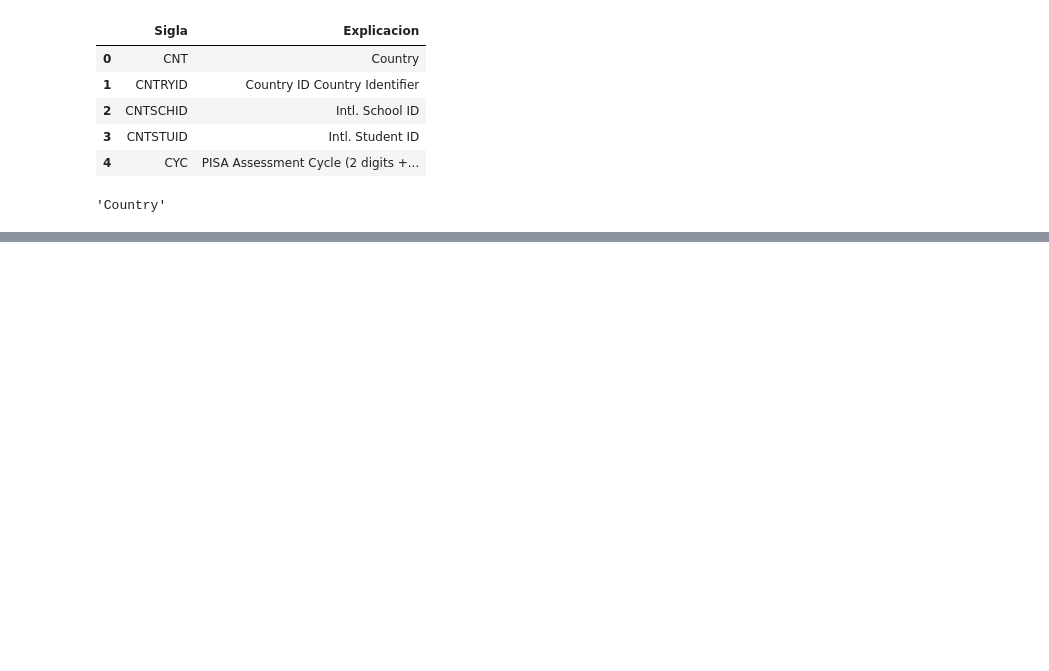
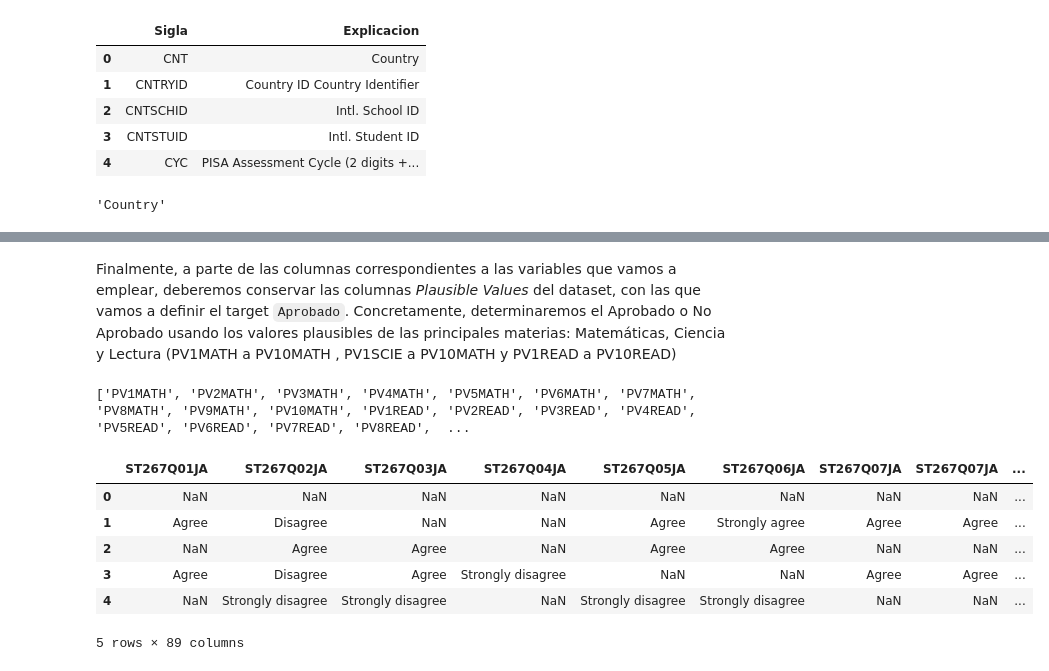
Before and after one commit to sara-fuentes/tfm_pisa_educacion, a Jupyter notebook: preprocesado_datos.ipynb, the cells around one changed output, grey strips where cells are left out. Saved outputs shown, nothing was run; the diff lists cells and outputs as text; code cells hidden in the pictures; blank space fills up the shorter version.

Commit message:
cleaned dataset, left selected columns

```diff
--- a/preprocesado_datos.ipynb
+++ b/preprocesado_datos.ipynb
@@ -122,0 +94,11 @@ obtener_significado('CNT', compendio)
+# %%
+# lista de variables seleccionadas:
+
+peguntas_seleccionadas = ['ST267Q01JA', 'ST267Q02JA', 'ST267Q03JA', 'ST267Q04JA', 'ST267Q05JA', 'ST267Q06JA', 'ST267Q07JA', 'ST267Q07JA', 'ST034Q03TA', 'ST270Q01JA',
+             'ST270Q02JA', 'ST270Q03JA', 'ST270Q04JA', 'ST297Q01JA', 'ST300Q01JA', 'ST300Q02JA', 'ST300Q03JA', 'ST300Q04JA', 'ST300Q05JA', 'ST300Q06JA',
+             'ST300Q07JA', 'ST300Q08JA', 'ST300Q09JA', 'ST300Q10JA', 'ST348Q04JA', 'ST348Q08JA', 'ST353Q01JA', 'ST353Q02JA', 'ST353Q05JA', 'ST353Q06JA',
+             'ST353Q07JA', 'ST353Q08JA', 'PA003Q01TA', 'PA003Q18WA', 'PA003Q05IA', 'PA003Q20WA', 'PA003Q12JA', 'PA008Q01TA', 'PA008Q02TA', 'PA008Q03TA',
+             'PA008Q04TA', 'PA008Q05TA', 'PA008Q06NA', 'PA008Q07NA', 'PA008Q08NA', 'PA008Q09NA', 'PA008Q10NA', 'PA185Q01JA', 'PA041Q01TA', 'WB155Q08HA',
+             'WB155Q09HA', 'WB163Q01HA', 'WB163Q02HA', 'WB163Q03HA', 'WB163Q04HA', 'WB163Q05HA', 'WB163Q06HA', 'WB163Q07HA', 'WB163Q08HA']
+
+# faltan las de wellbeing
@@ -122,0 +134,25 @@ obtener_significado('CNT', compendio)
+# %%
+df_students_clean = df_students_spain.copy()
+# %% [markdown]
+Finalmente, a parte de las columnas correspondientes a las variables que vamos a emplear, deberemos conservar las columnas _Plausible Values_ del dataset, con las que vamos a definir el target `Aprobado`. Concretamente, determinaremos el Aprobado o No Aprobado usando los valores plausibles de las principales materias: Matemáticas, Ciencia y Lectura (PV1MATH a PV10MATH , PV1SCIE a PV10MATH  y PV1READ a PV10READ)
+# %%
+# tomar los valores de las columnas que empiezan por PV y terminan por MATH, SCIE O READ
+
+columnas_target = [col for col in df_students_clean.columns if col.startswith('PV') and col.endswith(('MATH', 'SCIE', 'READ'))]
+print(list(columnas_target))
+# %% [output]
+['PV1MATH', 'PV2MATH', 'PV3MATH', 'PV4MATH', 'PV5MATH', 'PV6MATH', 'PV7MATH', 'PV8MATH', 'PV9MATH', 'PV10MATH', 'PV1READ', 'PV2READ', 'PV3READ', 'PV4READ', 'PV5READ', 'PV6READ', 'PV7READ', 'PV8READ',  ...
+# %%
+# dataset resultante: (columnas presentes en preguntas_seleccionadas y columnas_target)
+
+df_students_clean = df_students_clean[peguntas_seleccionadas + columnas_target]
+# %%
+df_students_clean.head()
+# %% [output]
+|  | ST267Q01JA | ST267Q02JA | ST267Q03JA | ST267Q04JA | ST267Q05JA | ST267Q06JA | ST267Q07JA | ST267Q07JA | ... |
+| 0 | NaN | NaN | NaN | NaN | NaN | NaN | NaN | NaN | ... |
+| 1 | Agree | Disagree | NaN | NaN | Agree | Strongly agree | Agree | Agree | ... |
+| 2 | NaN | Agree | Agree | NaN | Agree | Agree | NaN | NaN | ... |
+| 3 | Agree | Disagree | Agree | Strongly disagree | NaN | NaN | Agree | Agree | ... |
+| 4 | NaN | Strongly disagree | Strongly disagree | NaN | Strongly disagree | Strongly disagree | NaN | NaN | ... |
+5 rows × 89 columns
```
Also changed, not shown: parts of 13 cells of this notebook, 1 other file.
